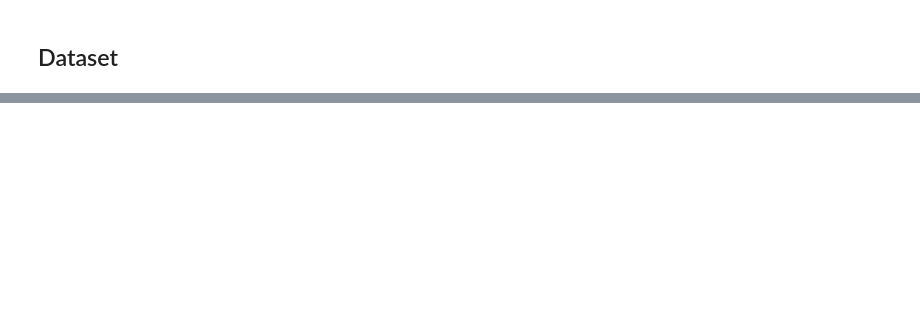
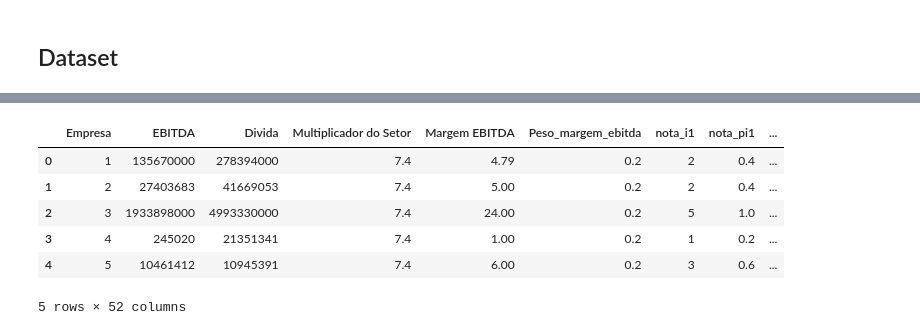
Before and after one commit to lgsilva-dev/credito, a Jupyter notebook: CreditoData.ipynb, the cells around one changed output, grey strips where cells are left out. Drawn from its saved outputs; the diff is of its cells as text; code cells hidden in the pictures; blank space fills up the shorter version.

```diff
--- a/CreditoData.ipynb
+++ b/CreditoData.ipynb
@@ -634,0 +681,11 @@ col_qualitativos = ['Serasa Score PJ', 'Rating', 'Relação entre a Classificaç
+# %%
+df = pd.read_excel("/content/drive/MyDrive/gocn/analisecredito.xlsx")
+df
+# %% [output]
+|  | Empresa | EBITDA | Divida | Multiplicador do Setor | Margem EBITDA | Peso_margem_ebitda | nota_i1 | nota_pi1 | ... |
+| 0 | 1 | 135670000 | 278394000 | 7.4 | 4.79 | 0.2 | 2 | 0.4 | ... |
+| 1 | 2 | 27403683 | 41669053 | 7.4 | 5.00 | 0.2 | 2 | 0.4 | ... |
+| 2 | 3 | 1933898000 | 4993330000 | 7.4 | 24.00 | 0.2 | 5 | 1.0 | ... |
+| 3 | 4 | 245020 | 21351341 | 7.4 | 1.00 | 0.2 | 1 | 0.2 | ... |
+| 4 | 5 | 10461412 | 10945391 | 7.4 | 6.00 | 0.2 | 3 | 0.6 | ... |
+5 rows × 52 columns
```
Also changed, not shown: parts of 14 cells of this notebook.
